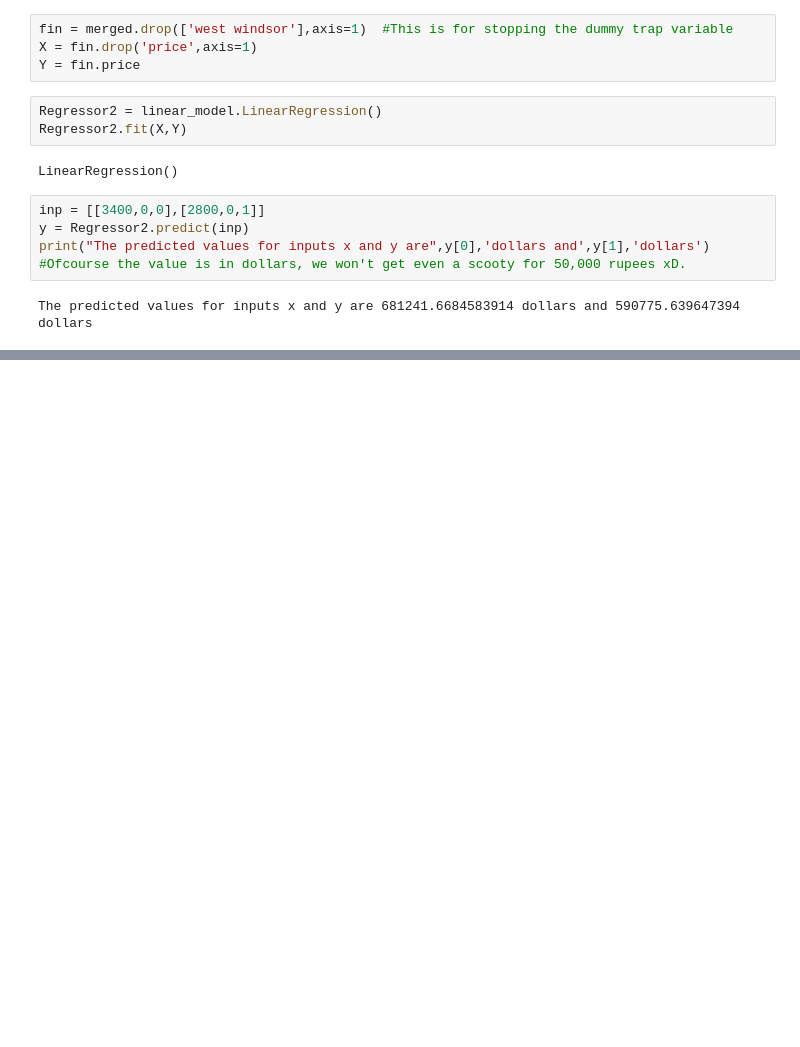
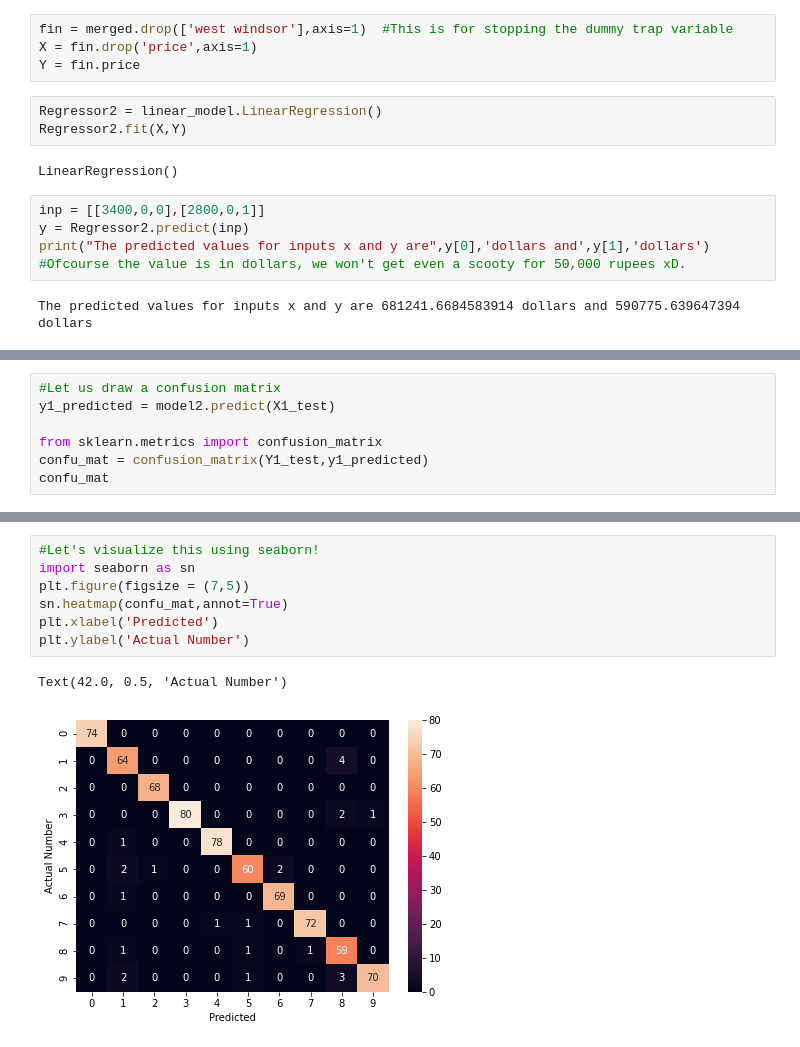
Before and after one commit to sanathNU/ML-and-DL-Notebooks, a Jupyter notebook: LR.ipynb, the cells around one changed output, grey strips where cells are left out. Cells and saved outputs as stored; diff of their text form; blank space fills up the shorter version.

```diff
--- a/LR.ipynb
+++ b/LR.ipynb
@@ -220,0 +265,7 @@ Ehhh...not that great of accuracy...but who cares, this is just machine learning
+# %%
+#Let us draw a confusion matrix
+y1_predicted = model2.predict(X1_test)
+
+from sklearn.metrics import confusion_matrix
+confu_mat = confusion_matrix(Y1_test,y1_predicted)
+confu_mat
@@ -220,0 +283,10 @@ Ehhh...not that great of accuracy...but who cares, this is just machine learning
+# %%
+#Let's visualize this using seaborn!
+import seaborn as sn
+plt.figure(figsize = (7,5))
+sn.heatmap(confu_mat,annot=True)
+plt.xlabel('Predicted')
+plt.ylabel('Actual Number')
+# %% [output]
+Text(42.0, 0.5, 'Actual Number')
+[figure, added]
```
Also changed, not shown: parts of 37 cells of this notebook.
